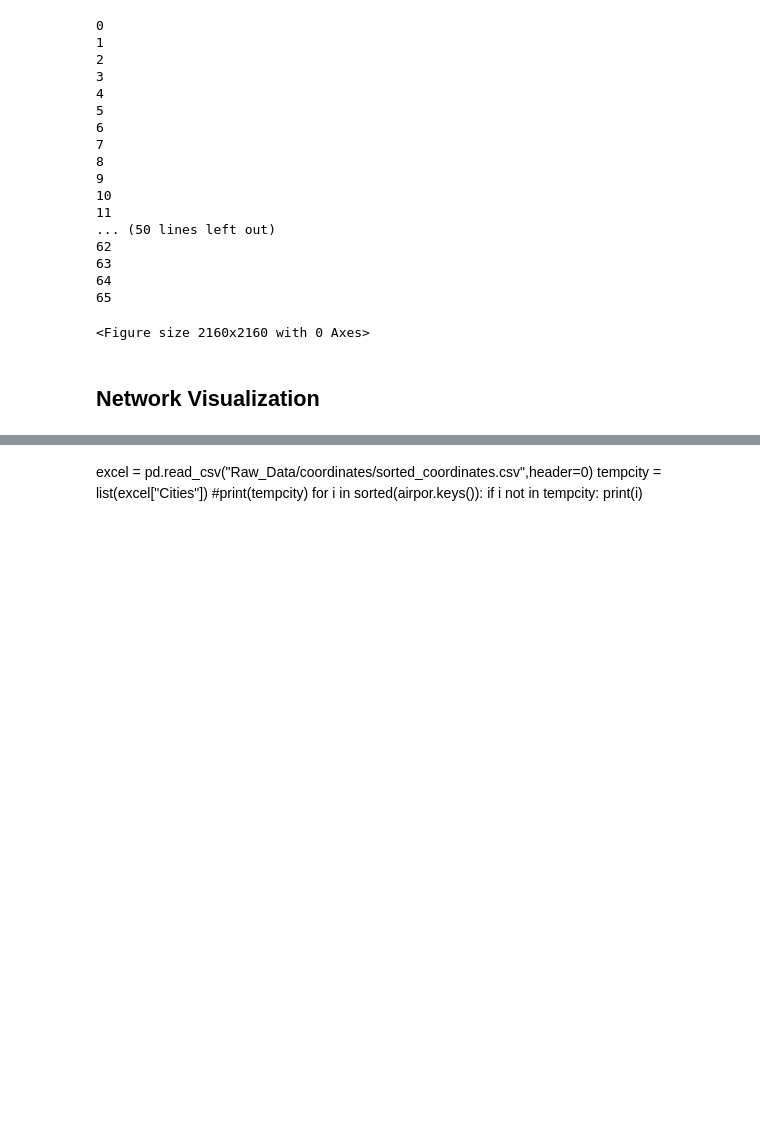
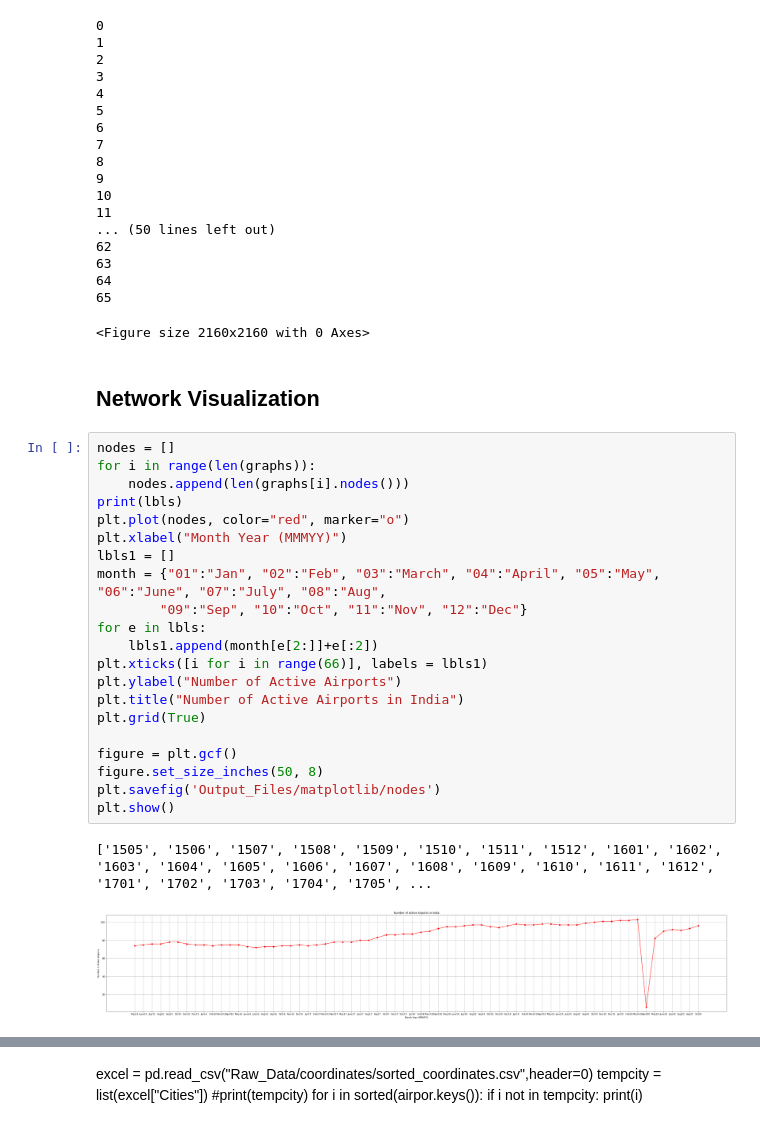
Before and after one commit to mbasil09/Analysis-of-Transport-Network, a Jupyter notebook: Script.ipynb, the cells around one changed output, grey strips where cells are left out. Saved outputs shown, nothing was run; the diff lists cells and outputs as text; blank space fills up the shorter version.

Commit message:
Labelled graphs

```diff
--- a/Script.ipynb
+++ b/Script.ipynb
@@ -101,3 +101,27 @@ for i in range(len(lbls)):
 <Figure size 2160x2160 with 0 Axes>
 # %% [markdown]
 ## Network Visualization
+# %%
+nodes = []
+for i in range(len(graphs)):
+    nodes.append(len(graphs[i].nodes()))
+print(lbls)
+plt.plot(nodes, color="red", marker="o")
+plt.xlabel("Month Year (MMMYY)")
+lbls1 = []
+month = {"01":"Jan", "02":"Feb", "03":"March", "04":"April", "05":"May", "06":"June", "07":"July", "08":"Aug",
+        "09":"Sep", "10":"Oct", "11":"Nov", "12":"Dec"}
+for e in lbls:
+    lbls1.append(month[e[2:]]+e[:2])
+plt.xticks([i for i in range(66)], labels = lbls1)
+plt.ylabel("Number of Active Airports")
+plt.title("Number of Active Airports in India")
+plt.grid(True)
+
+figure = plt.gcf()
+figure.set_size_inches(50, 8)
+plt.savefig('Output_Files/matplotlib/nodes')
+plt.show()
+# %% [output]
+['1505', '1506', '1507', '1508', '1509', '1510', '1511', '1512', '1601', '1602', '1603', '1604', '1605', '1606', '1607', '1608', '1609', '1610', '1611', '1612', '1701', '1702', '1703', '1704', '1705', ...
+[figure, added]
```
Also changed, not shown: parts of 6 cells of this notebook.
